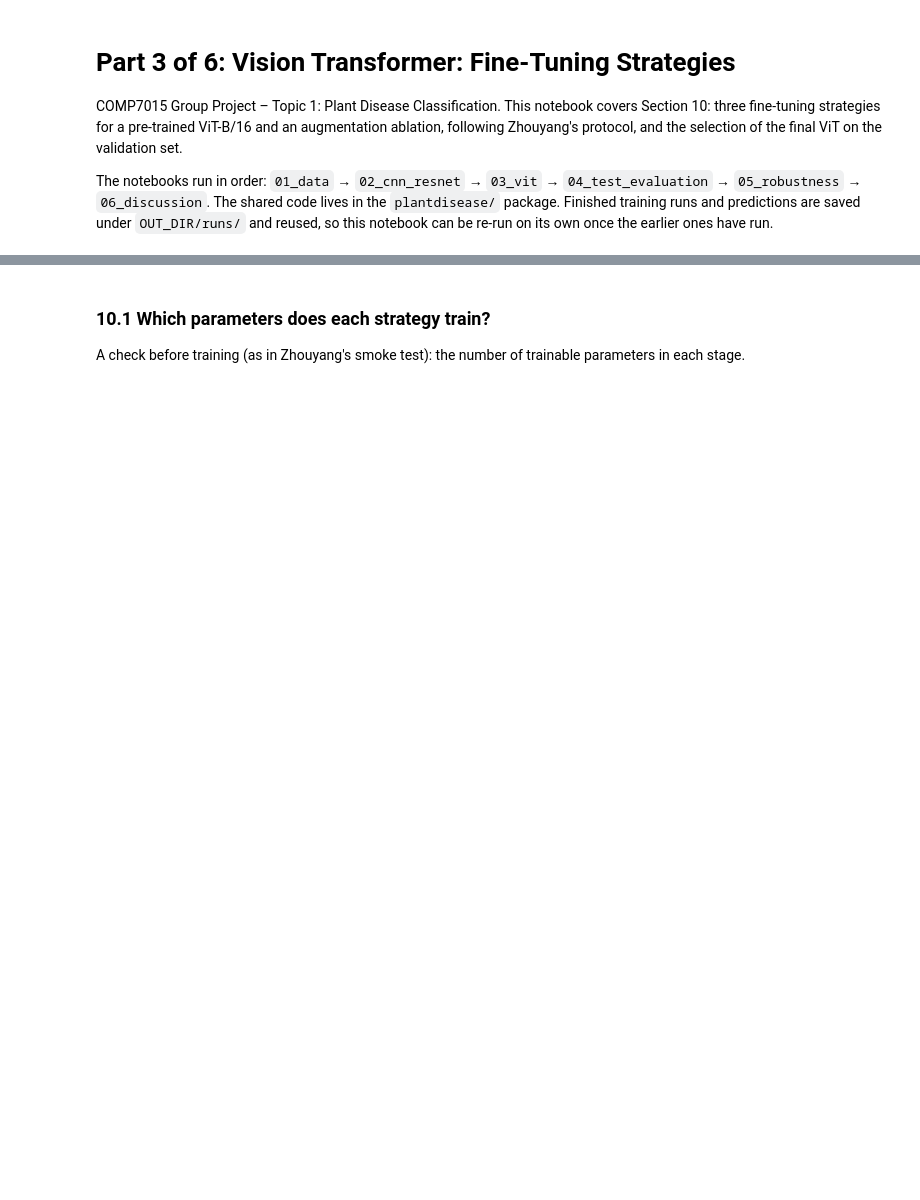
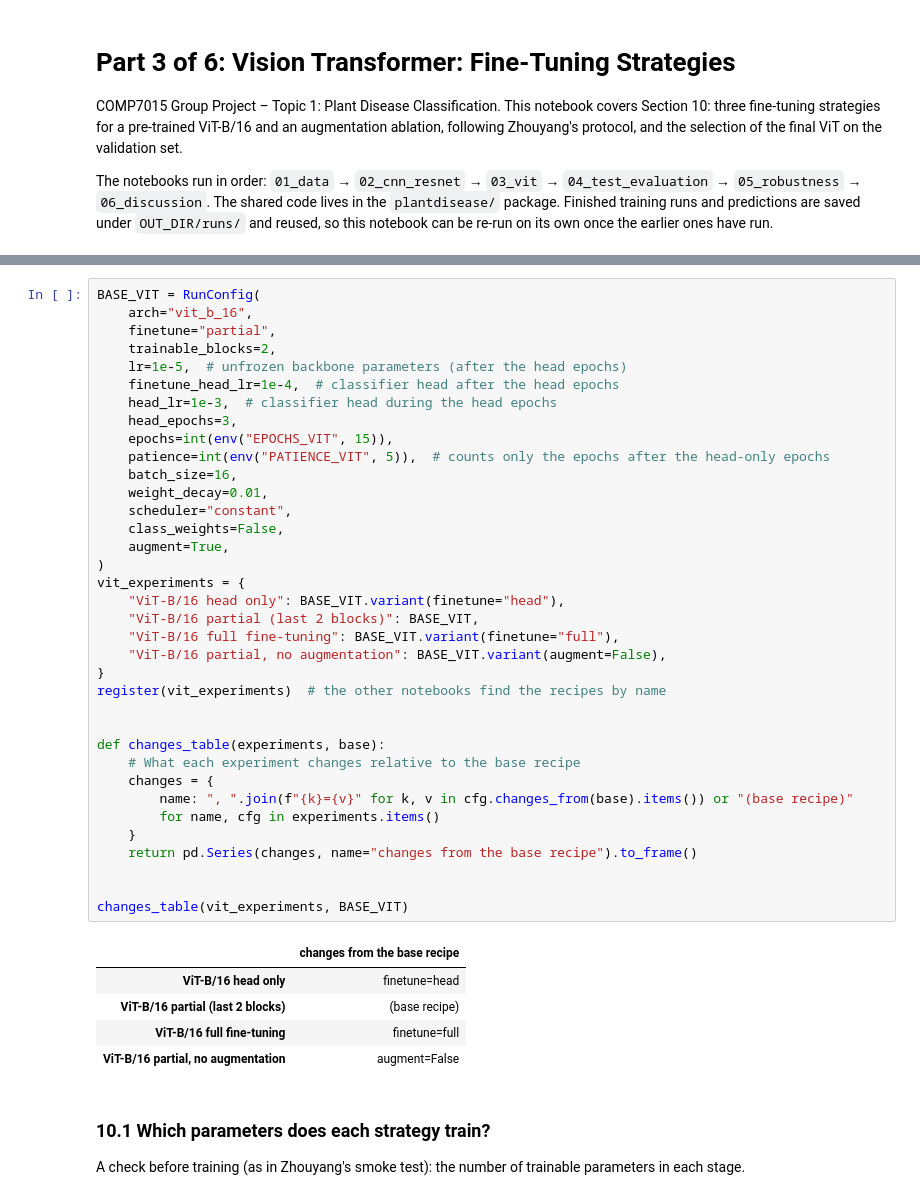
Before and after one commit to zichengs/COMP7015_AI_Group_Project5, a Jupyter notebook: 03_vit.ipynb, the cells around one changed output, grey strips where cells are left out. Cells and saved outputs as stored; diff of their text form; blank space fills up the shorter version.

Commit message:
refactor: showing experiment set in the notebook

```diff
--- a/03_vit.ipynb
+++ b/03_vit.ipynb
@@ -48,3 +53,45 @@ An **augmentation ablation** repeats the partial strategy without training augme
+# %%
+BASE_VIT = RunConfig(
+    arch="vit_b_16",
+    finetune="partial",
+    trainable_blocks=2,
+    lr=1e-5,  # unfrozen backbone parameters (after the head epochs)
+    finetune_head_lr=1e-4,  # classifier head after the head epochs
+    head_lr=1e-3,  # classifier head during the head epochs
+    head_epochs=3,
+    epochs=int(env("EPOCHS_VIT", 15)),
+    patience=int(env("PATIENCE_VIT", 5)),  # counts only the epochs after the head-only epochs
+    batch_size=16,
+    weight_decay=0.01,
+    scheduler="constant",
+    class_weights=False,
+    augment=True,
+)
+vit_experiments = {
+    "ViT-B/16 head only": BASE_VIT.variant(finetune="head"),
+    "ViT-B/16 partial (last 2 blocks)": BASE_VIT,
+    "ViT-B/16 full fine-tuning": BASE_VIT.variant(finetune="full"),
+    "ViT-B/16 partial, no augmentation": BASE_VIT.variant(augment=False),
+}
+register(vit_experiments)  # the other notebooks find the recipes by name
+
+
+def changes_table(experiments, base):
+    # What each experiment changes relative to the base recipe
+    changes = {
+        name: ", ".join(f"{k}={v}" for k, v in cfg.changes_from(base).items()) or "(base recipe)"
+        for name, cfg in experiments.items()
+    }
+    return pd.Series(changes, name="changes from the base recipe").to_frame()
+
+
+changes_table(vit_experiments, BASE_VIT)
+# %% [output]
+|  | changes from the base recipe |
+| ViT-B/16 head only | finetune=head |
+| ViT-B/16 partial (last 2 blocks) | (base recipe) |
+| ViT-B/16 full fine-tuning | finetune=full |
+| ViT-B/16 partial, no augmentation | augment=False |
 # %% [markdown]
 ### 10.1 Which parameters does each strategy train?
 
```
Also changed, not shown: parts of 8 cells of this notebook, 8 other files.
